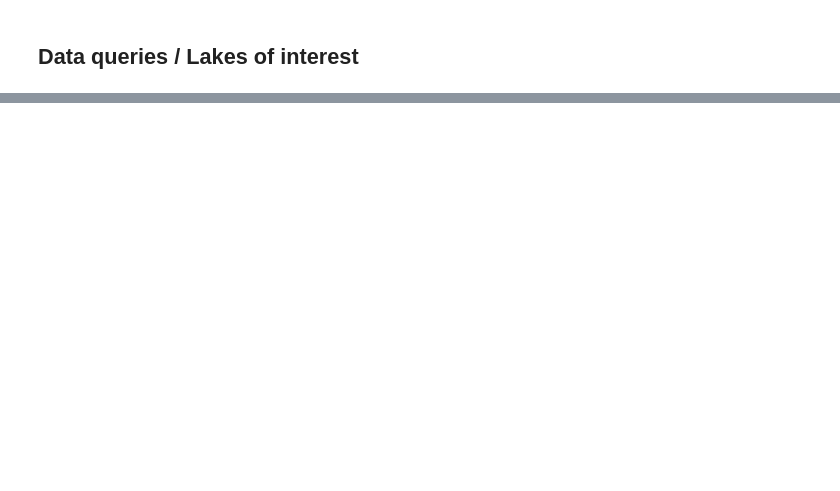
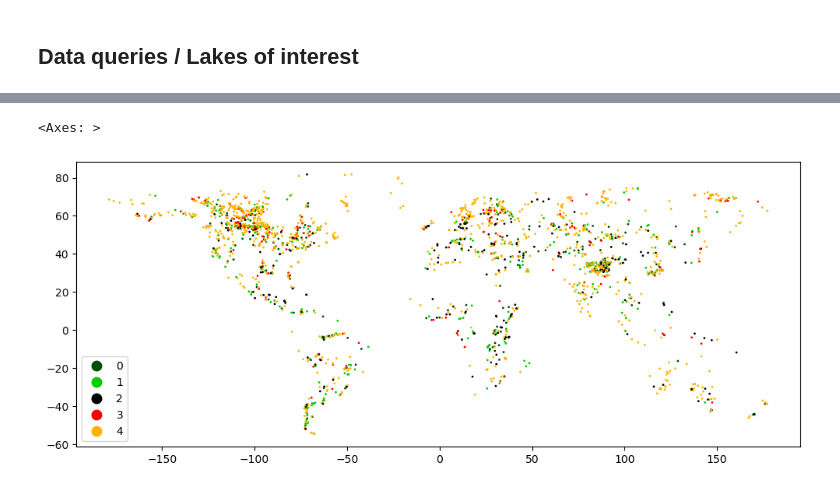
Before and after one commit to a-scheliga/resetlakes, a Jupyter notebook: scratchwork_exporatory/lakecci_metadata.ipynb, the cells around one changed output, grey strips where cells are left out. Saved outputs shown, nothing was run; the diff lists cells and outputs as text; code cells hidden in the pictures; blank space fills up the shorter version.

```diff
--- a/scratchwork_exporatory/lakecci_metadata.ipynb
+++ b/scratchwork_exporatory/lakecci_metadata.ipynb
@@ -310,0 +276,7 @@ from shapely import Polygon
+# %%
+lake_meta[['lwl_data','lwe_data','lwst_data','lic_data','lwlr_data']] = lake_meta[['lwl_data','lwe_data','lswt_data','lic_data','lwlr_data']].astype('category')
+# %%
+lake_meta['lat_centre'] = lake_meta['lat_centre'].replace(',','.',regex=True).astype(float)
+lake_meta['lon_centre'] = lake_meta['lon_centre'].replace(',','.',regex=True).astype(float)
+# %%
+lake_points = gpd.GeoDataFrame(lake_meta,geometry=gpd.points_from_xy(lake_meta['lon_centre'], lake_meta['lat_centre']), crs="EPSG:4326")
@@ -310,0 +292,5 @@ from shapely import Polygon
+# %%
+lake_points.plot('lwl_data',legend =True,s=1,figsize=(12,8),cmap='esa_data_flag')
+# %% [output]
+<Axes: >
+[figure, added]
```
Also changed, not shown: parts of 33 cells of this notebook.
